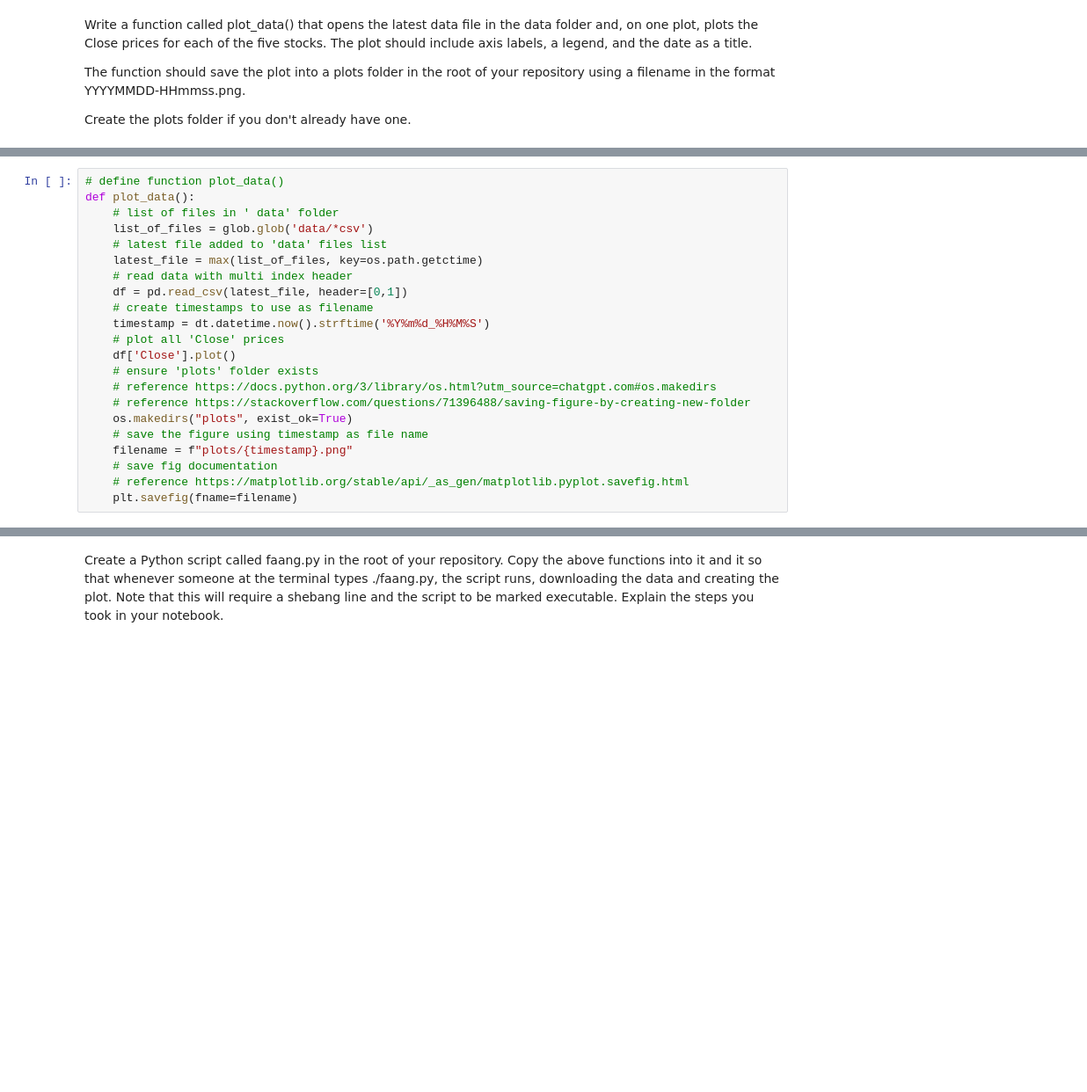
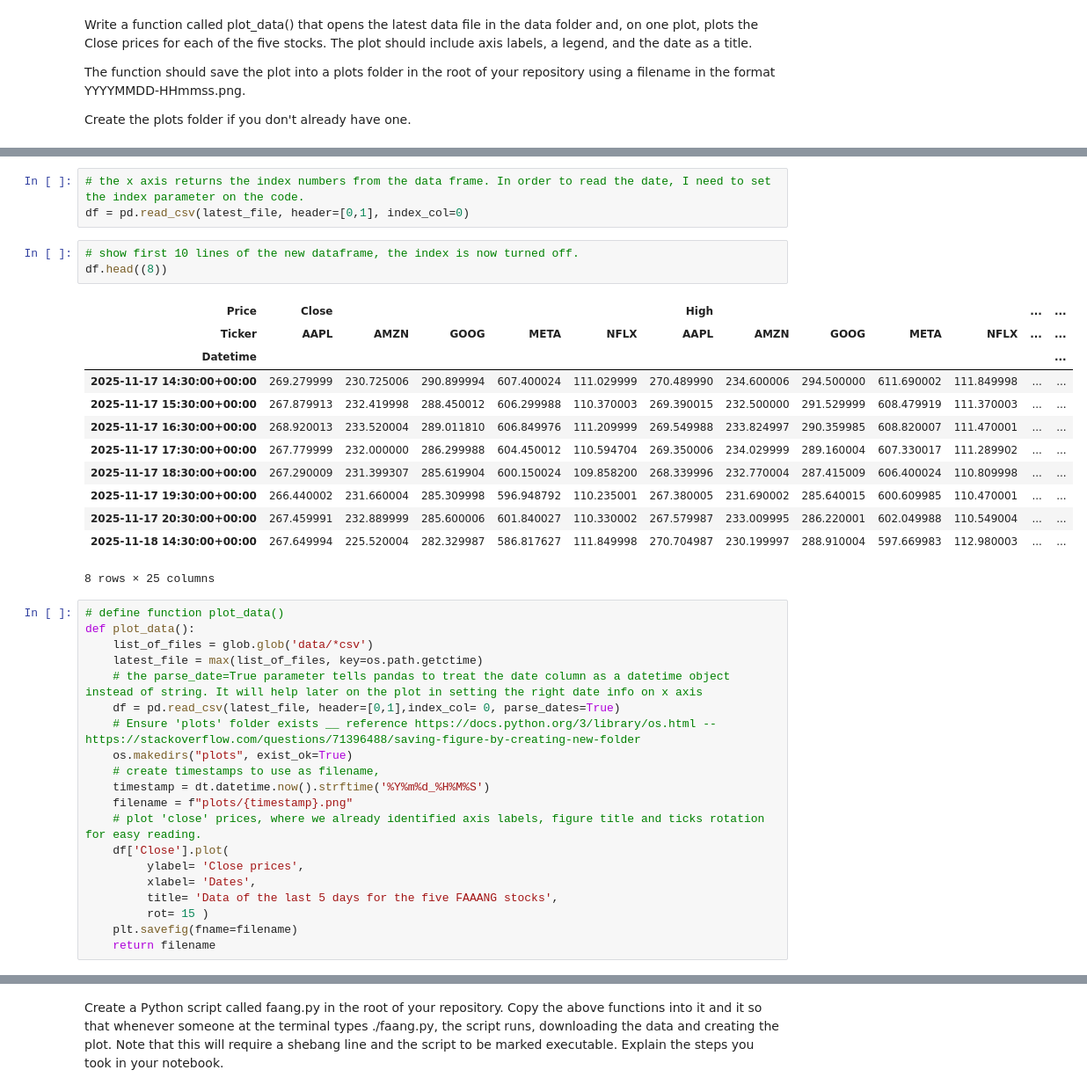
Before and after one commit to Maroua-El-Imame/my-assessment-computer-infrastructure, a Jupyter notebook: problems.ipynb, the cells around one changed output, grey strips where cells are left out. Shown at 88% size. Cells and saved outputs as stored; diff of their text form; blank space fills up the shorter version.

```diff
--- a/problems.ipynb
+++ b/problems.ipynb
@@ -143,23 +180,40 @@ df = yf.download(['META', 'AAPL','AMZN','NFLX','GOOG'], period ='5d', interval='
+# %%
+# the x axis returns the index numbers from the data frame. In order to read the date, I need to set the index parameter on the code.
+df = pd.read_csv(latest_file, header=[0,1], index_col=0)
+# %%
+# show first 10 lines of the new dataframe, the index is now turned off.
+df.head((8))
+# %% [output]
+| Price | Close |  |  |  |  | High |  |  |  |  | ... | ... |
+| Ticker | AAPL | AMZN | GOOG | META | NFLX | AAPL | AMZN | GOOG | META | NFLX | ... | ... |
+| Datetime |  |  |  |  |  |  |  |  |  |  |  | ... |
+| 2025-11-17 14:30:00+00:00 | 269.279999 | 230.725006 | 290.899994 | 607.400024 | 111.029999 | 270.489990 | 234.600006 | 294.500000 | 611.690002 | 111.849998 | ... | ... |
+| 2025-11-17 15:30:00+00:00 | 267.879913 | 232.419998 | 288.450012 | 606.299988 | 110.370003 | 269.390015 | 232.500000 | 291.529999 | 608.479919 | 111.370003 | ... | ... |
+| 2025-11-17 16:30:00+00:00 | 268.920013 | 233.520004 | 289.011810 | 606.849976 | 111.209999 | 269.549988 | 233.824997 | 290.359985 | 608.820007 | 111.470001 | ... | ... |
+| 2025-11-17 17:30:00+00:00 | 267.779999 | 232.000000 | 286.299988 | 604.450012 | 110.594704 | 269.350006 | 234.029999 | 289.160004 | 607.330017 | 111.289902 | ... | ... |
+| 2025-11-17 18:30:00+00:00 | 267.290009 | 231.399307 | 285.619904 | 600.150024 | 109.858200 | 268.339996 | 232.770004 | 287.415009 | 606.400024 | 110.809998 | ... | ... |
+| 2025-11-17 19:30:00+00:00 | 266.440002 | 231.660004 | 285.309998 | 596.948792 | 110.235001 | 267.380005 | 231.690002 | 285.640015 | 600.609985 | 110.470001 | ... | ... |
+| 2025-11-17 20:30:00+00:00 | 267.459991 | 232.889999 | 285.600006 | 601.840027 | 110.330002 | 267.579987 | 233.009995 | 286.220001 | 602.049988 | 110.549004 | ... | ... |
+| 2025-11-18 14:30:00+00:00 | 267.649994 | 225.520004 | 282.329987 | 586.817627 | 111.849998 | 270.704987 | 230.199997 | 288.910004 | 597.669983 | 112.980003 | ... | ... |
+8 rows × 25 columns
 # %%
 # define function plot_data()
 def plot_data():
-    # list of files in ' data' folder
     list_of_files = glob.glob('data/*csv')
-    # latest file added to 'data' files list
     latest_file = max(list_of_files, key=os.path.getctime)
-    # read data with multi index header
-    df = pd.read_csv(latest_file, header=[0,1])
-    # create timestamps to use as filename
+    # the parse_date=True parameter tells pandas to treat the date column as a datetime object instead of string. It will help later on the plot in setting the right date info on x axis
+    df = pd.read_csv(latest_file, header=[0,1],index_col= 0, parse_dates=True)
+    # Ensure 'plots' folder exists __ reference https://docs.python.org/3/library/os.html -- https://stackoverflow.com/questions/71396488/saving-figure-by-creating-new-folder
+    os.makedirs("plots", exist_ok=True)
+    # create timestamps to use as filename,
     timestamp = dt.datetime.now().strftime('%Y%m%d_%H%M%S')
-    # plot all 'Close' prices
-    df['Close'].plot()
-    # ensure 'plots' folder exists
-    # reference https://docs.python.org/3/library/os.html?utm_source=chatgpt.com#os.makedirs
-    # reference https://stackoverflow.com/questions/71396488/saving-figure-by-creating-new-folder
-    os.makedirs("plots", exist_ok=True)
-    # save the figure using timestamp as file name
     filename = f"plots/{timestamp}.png"
-    # save fig documentation
-    # reference https://matplotlib.org/stable/api/_as_gen/matplotlib.pyplot.savefig.html
+    # plot 'close' prices, where we already identified axis labels, figure title and ticks rotation for easy reading.
+    df['Close'].plot(
+         ylabel= 'Close prices',
+         xlabel= 'Dates',
+         title= 'Data of the last 5 days for the five FAAANG stocks',
+         rot= 15 )
     plt.savefig(fname=filename)
+    return filename
 # %%
```
Also changed, not shown: parts of 22 cells of this notebook, 24 other files.
